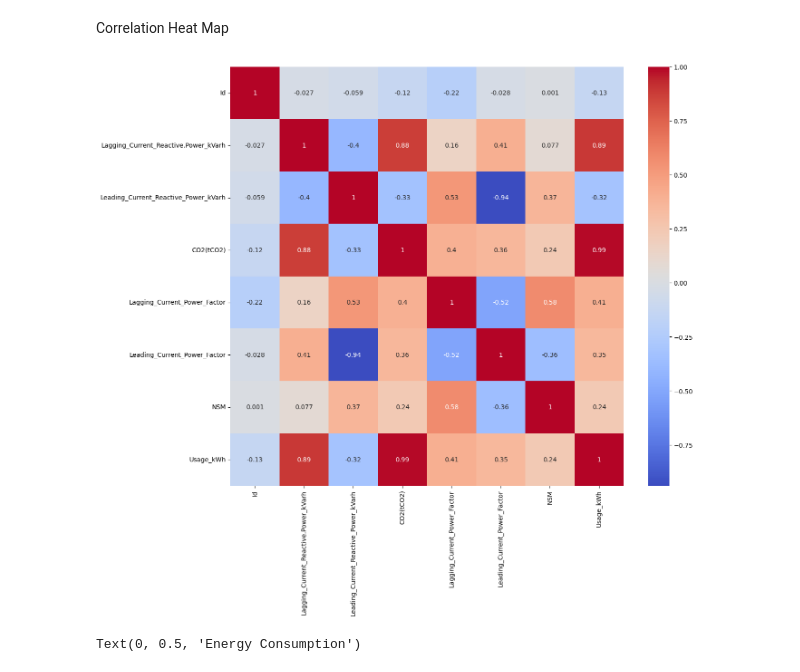
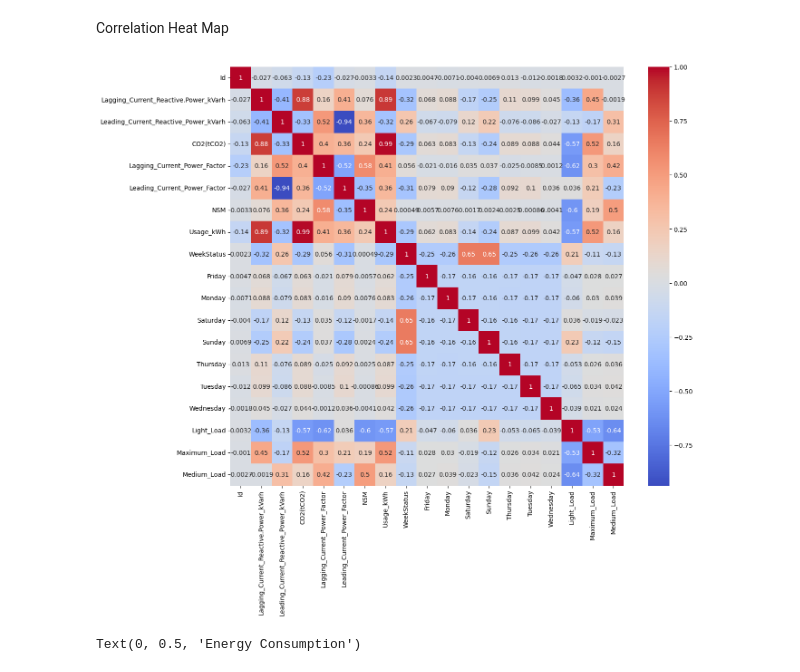
Before and after one commit to Aboodtt404/Energy-Consumption-ML, a Jupyter notebook: Energy_Consumption_Pred.ipynb, the cells around one changed output. Cells and saved outputs as stored; diff of their text form; code cells hidden in the pictures.

```diff
--- a/Energy_Consumption_Pred.ipynb
+++ b/Energy_Consumption_Pred.ipynb
@@ -176,10 +191,9 @@ data_drop[(data_drop['Lagging_Current_Reactive.Power_kVarh'] > lower_limit)|(dat
 Standardizing the Data
 # %%
 standardized_data = data_drop.copy()
-standardized_data['Usage_kWh']=stats.zscore(standardized_data['Usage_kWh'])
-standardized_data['Lagging_Current_Reactive_Power.kVarh']=stats.zscore(standardized_data['Lagging_Current_Reactive_Power.kVarh'])
+standardized_data['Lagging_Current_Reactive.Power_kVarh']=stats.zscore(standardized_data['Lagging_Current_Reactive.Power_kVarh'])
 standardized_data['Leading_Current_Reactive_Power_kVarh']=stats.zscore(standardized_data['Leading_Current_Reactive_Power_kVarh'])
-standardized_data['CO2']=stats.zscore(standardized_data['CO2'])
+standardized_data['CO2(tCO2)']=stats.zscore(standardized_data['CO2(tCO2)'])
 standardized_data['Lagging_Current_Power_Factor']=stats.zscore(standardized_data['Lagging_Current_Power_Factor'])
 standardized_data['Leading_Current_Power_Factor']=stats.zscore(standardized_data['Leading_Current_Power_Factor'])
 standardized_data['NSM']=stats.zscore(standardized_data['NSM'])
@@ -229,20 +243,20 @@ one_hot = pd.get_dummies(standardized_data['Load_Type'])
 standardized_data = standardized_data.drop('Load_Type',axis = 1)
 standardized_data = standardized_data.join(one_hot)
 # %%
-standardized_data = standardized_data.drop(columns='Leading_Current_Reactive_Power_kVarh')
+# standardized_data = standardized_data.drop(columns='Leading_Current_Reactive_Power_kVarh')
 standardized_data.to_csv('standardized.csv',index=False)
 # %% [markdown]
 Correlation Heat Map
 # %%
-correlation_matrix = data.corr(numeric_only = [False])
+correlation_matrix = standardized_data.corr(numeric_only = [False])
 
 plt.figure(figsize = (14,12))
 
 sns.heatmap(correlation_matrix, annot=True, cmap='coolwarm')
 
 plt.show()
 # %% [output]
-[figure, old version]
+[figure, new version]
 # %%
 plt.rcParams['figure.figsize'] = (15,5)
 plt.subplot(1, 2, 1)
```
Also changed, not shown: parts of 26 cells of this notebook.
